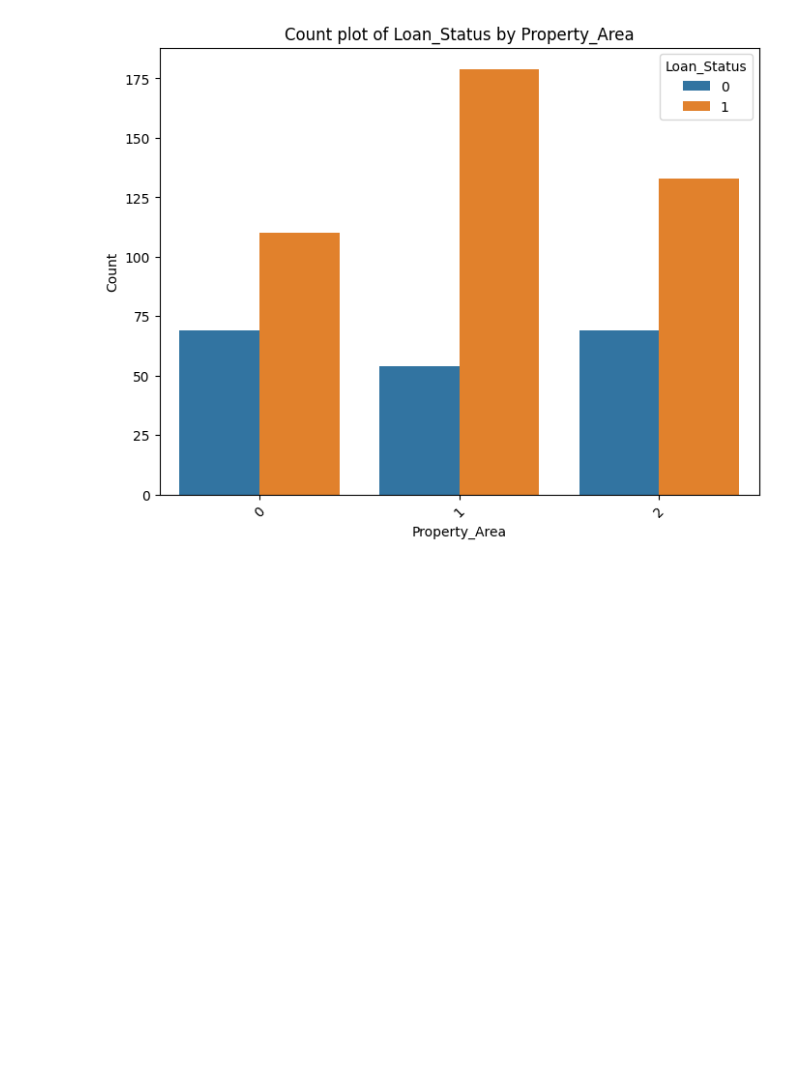
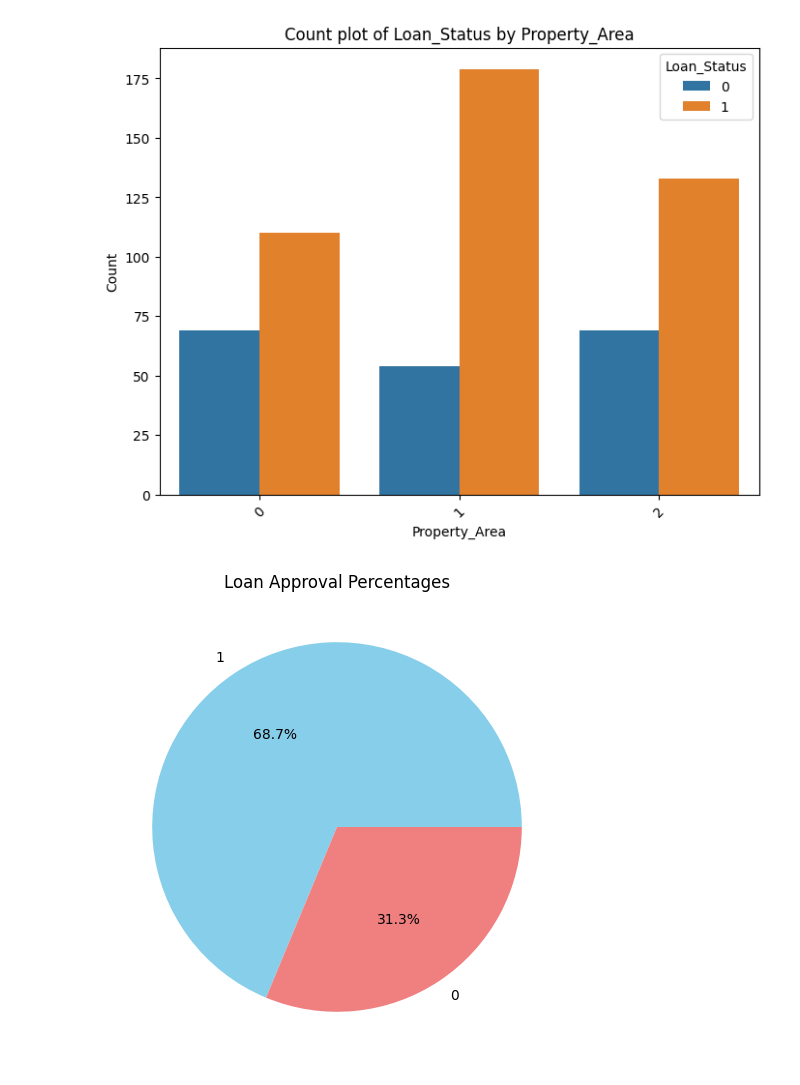
Before and after one commit to anas-ansri/LoanPrediction, a Jupyter notebook: Abhishek.ipynb, the cells around one changed output. Cells and saved outputs as stored; diff of their text form; code cells hidden in the pictures; blank space fills up the shorter version.

Commit message:
Piechart for % of loan approval and Relationship between Applicant Income using Scatter plot

```diff
--- a/Abhishek.ipynb
+++ b/Abhishek.ipynb
@@ -196,3 +196,12 @@ for column in df2.columns:
 [figure]
 [figure]
 [figure]
+# %%
+# Pie chart showing loan approval percentages
+plt.figure(figsize=(6, 6))
+df2['Loan_Status'].value_counts().plot(kind='pie', autopct='%1.1f%%', colors=['skyblue', 'lightcoral'])
+plt.title('Loan Approval Percentages')
+plt.ylabel('')
+plt.show()
+# %% [output]
+[figure, added]
```
Also changed, not shown: parts of 1 cell of this notebook.
